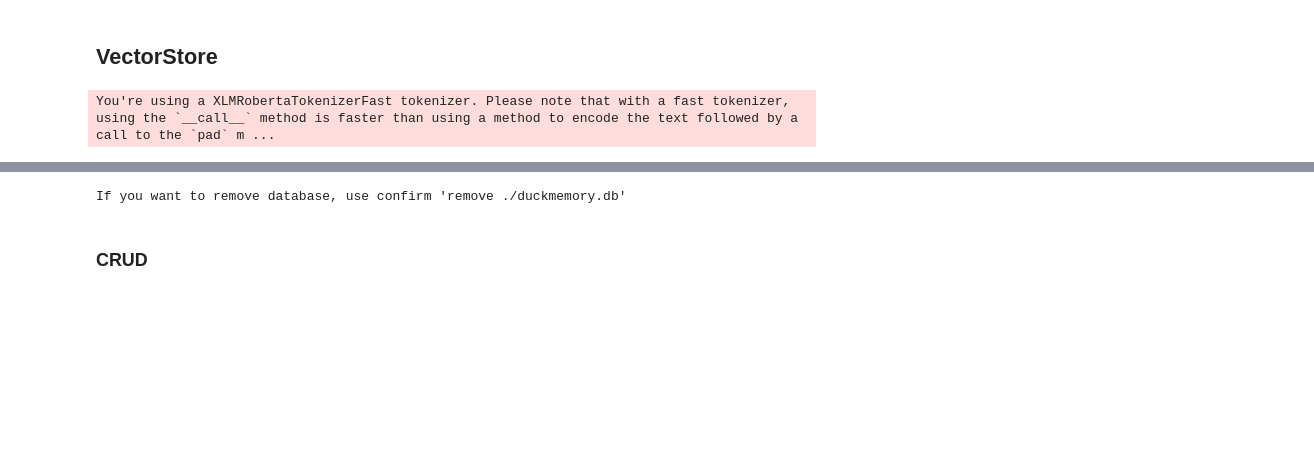
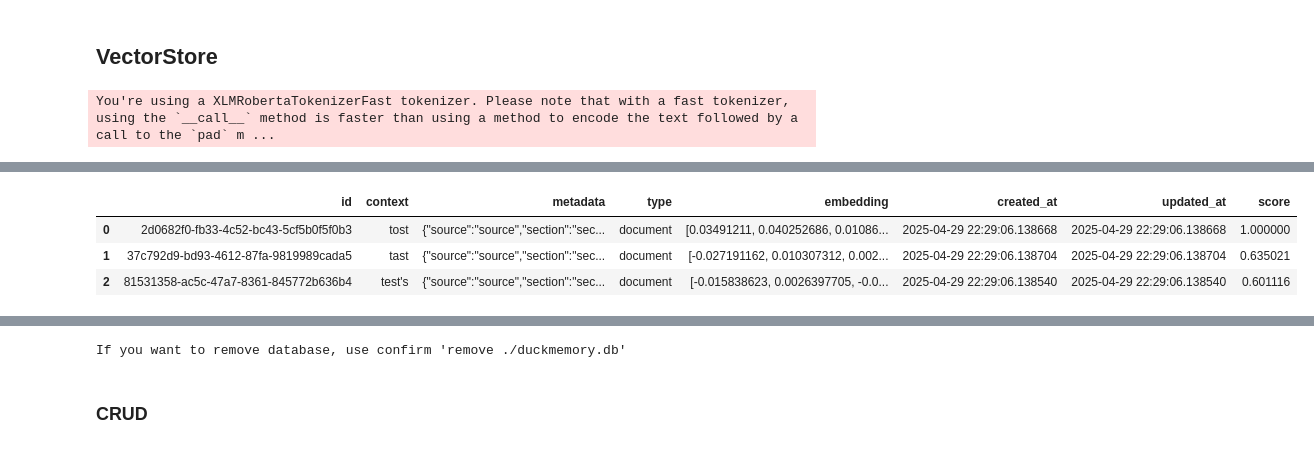
Before and after one commit to datanooblol/broai, a Jupyter notebook: 04_experiments.ipynb, the cells around one changed output, grey strips where cells are left out. Drawn from its saved outputs; the diff is of its cells as text; code cells hidden in the pictures; blank space fills up the shorter version.

```diff
--- a/04_experiments.ipynb
+++ b/04_experiments.ipynb
@@ -262 +262,10 @@ records
+# %%
+filter_metadata = {"source": "source"}
+records = vector_store.vector_search(search_query="tost", filter_metadata=filter_metadata, context=False)
+records
+# %% [output]
+|  | id | context | metadata | type | embedding | created_at | updated_at | score |
+| 0 | 2d0682f0-fb33-4c52-bc43-5cf5b0f5f0b3 | tost | {"source":"source","section":"sec... | document | [0.03491211, 0.040252686, 0.01086... | 2025-04-29 22:29:06.138668 | 2025-04-29 22:29:06.138668 | 1.000000 |
+| 1 | 37c792d9-bd93-4612-87fa-9819989cada5 | tast | {"source":"source","section":"sec... | document | [-0.027191162, 0.010307312, 0.002... | 2025-04-29 22:29:06.138704 | 2025-04-29 22:29:06.138704 | 0.635021 |
+| 2 | 81531358-ac5c-47a7-8361-845772b636b4 | test's | {"source":"source","section":"sec... | document | [-0.015838623, 0.0026397705, -0.0... | 2025-04-29 22:29:06.138540 | 2025-04-29 22:29:06.138540 | 0.601116 |
 # %%
```
Also changed, not shown: parts of 22 cells of this notebook, 6 other files.
